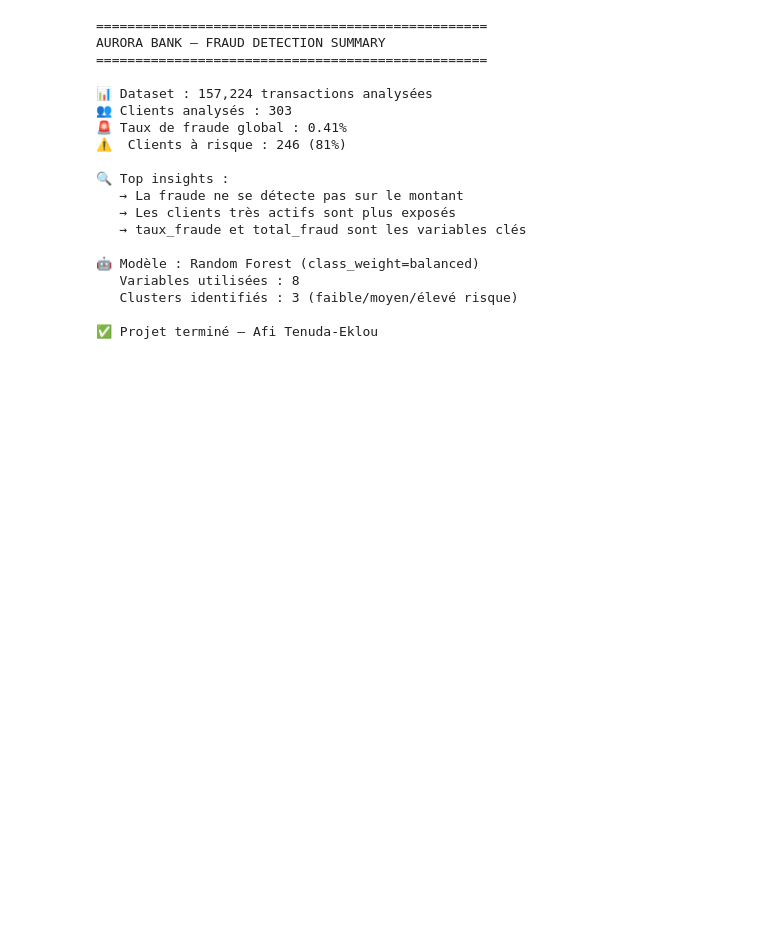
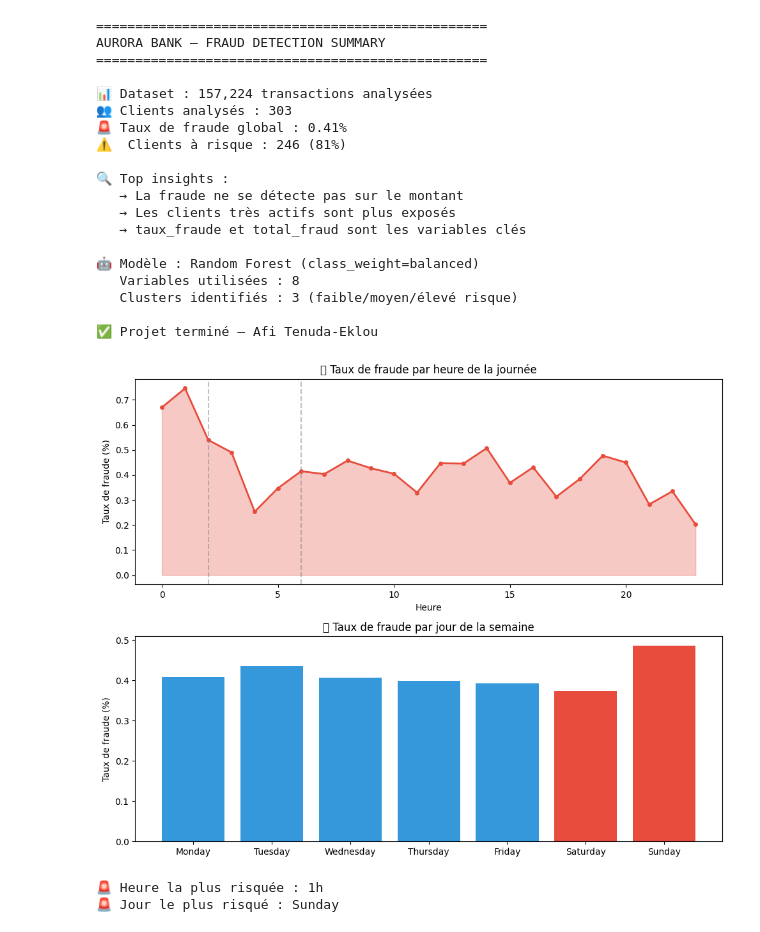
Before and after one commit to ccsnafi/Aurora_Bank_Fraud_Detection, a Jupyter notebook: Aurora_Bank_Fraud_Detection.ipynb, the cells around one changed output. Saved outputs shown, nothing was run; the diff lists cells and outputs as text; code cells hidden in the pictures; blank space fills up the shorter version.

```diff
--- a/Aurora_Bank_Fraud_Detection.ipynb
+++ b/Aurora_Bank_Fraud_Detection.ipynb
@@ -427,3 +427,55 @@ AURORA BANK — FRAUD DETECTION SUMMARY
    Clusters identifiés : 3 (faible/moyen/élevé risque)
 
 ✅ Projet terminé — Afi Tenuda-Eklou
+# %%
+# ================================
+# ANALYSE TEMPORELLE DE LA FRAUDE
+# ================================
+
+# Extraction des composantes temporelles
+tx['heure'] = tx['date'].dt.hour
+tx['jour_semaine'] = tx['date'].dt.day_name()
+tx['mois'] = tx['date'].dt.month
+
+# Taux de fraude par heure
+fraude_heure = tx.groupby('heure')['is_fraud'].mean() * 100
+
+# Taux de fraude par jour
+ordre_jours = ['Monday','Tuesday','Wednesday',
+               'Thursday','Friday','Saturday','Sunday']
+fraude_jour = tx.groupby('jour_semaine')['is_fraud'].mean() * 100
+fraude_jour = fraude_jour.reindex(ordre_jours)
+
+# Visualisation
+fig, axes = plt.subplots(2, 1, figsize=(10, 8))
+
+# Par heure
+axes[0].plot(fraude_heure.index, fraude_heure.values,
+             color='#e74c3c', linewidth=2, marker='o', markersize=4)
+axes[0].fill_between(fraude_heure.index, fraude_heure.values,
+                      alpha=0.3, color='#e74c3c')
+axes[0].set_title('🕐 Taux de fraude par heure de la journée')
+axes[0].set_xlabel('Heure')
+axes[0].set_ylabel('Taux de fraude (%)')
+axes[0].axvline(x=2, color='gray', linestyle='--', alpha=0.5)
+axes[0].axvline(x=6, color='gray', linestyle='--', alpha=0.5)
+
+# Par jour
+axes[1].bar(fraude_jour.index, fraude_jour.values,
+            color=['#e74c3c' if j in ['Saturday','Sunday']
+                   else '#3498db' for j in ordre_jours])
+axes[1].set_title('📅 Taux de fraude par jour de la semaine')
+axes[1].set_ylabel('Taux de fraude (%)')
+
+plt.tight_layout()
+plt.show()
+
+# Insights
+heure_max = fraude_heure.idxmax()
+jour_max = fraude_jour.idxmax()
+print(f"🚨 Heure la plus risquée : {heure_max}h")
+print(f"🚨 Jour le plus risqué : {jour_max}")
+# %% [output]
+[figure, added]
+🚨 Heure la plus risquée : 1h
+🚨 Jour le plus risqué : Sunday
```
Also changed, not shown: parts of 3 cells of this notebook.
